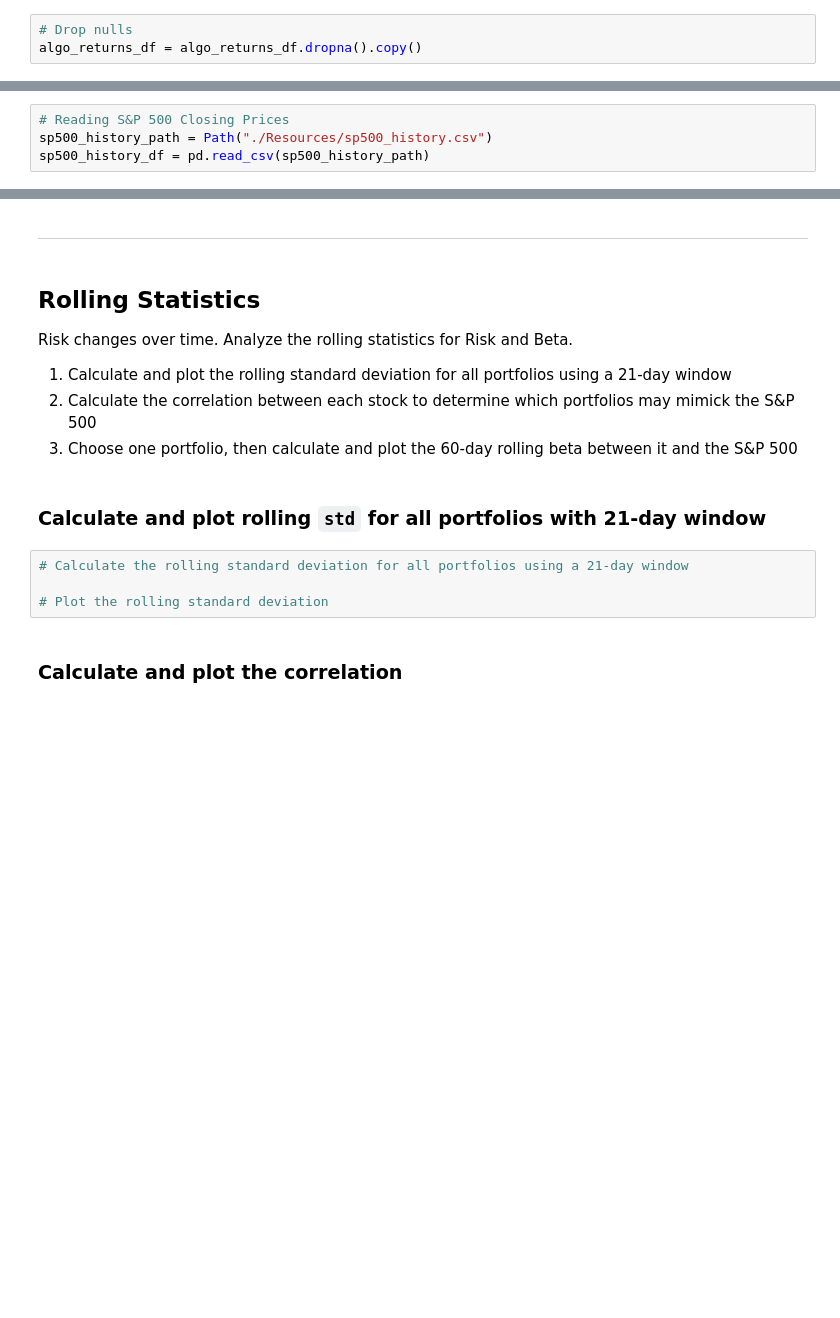
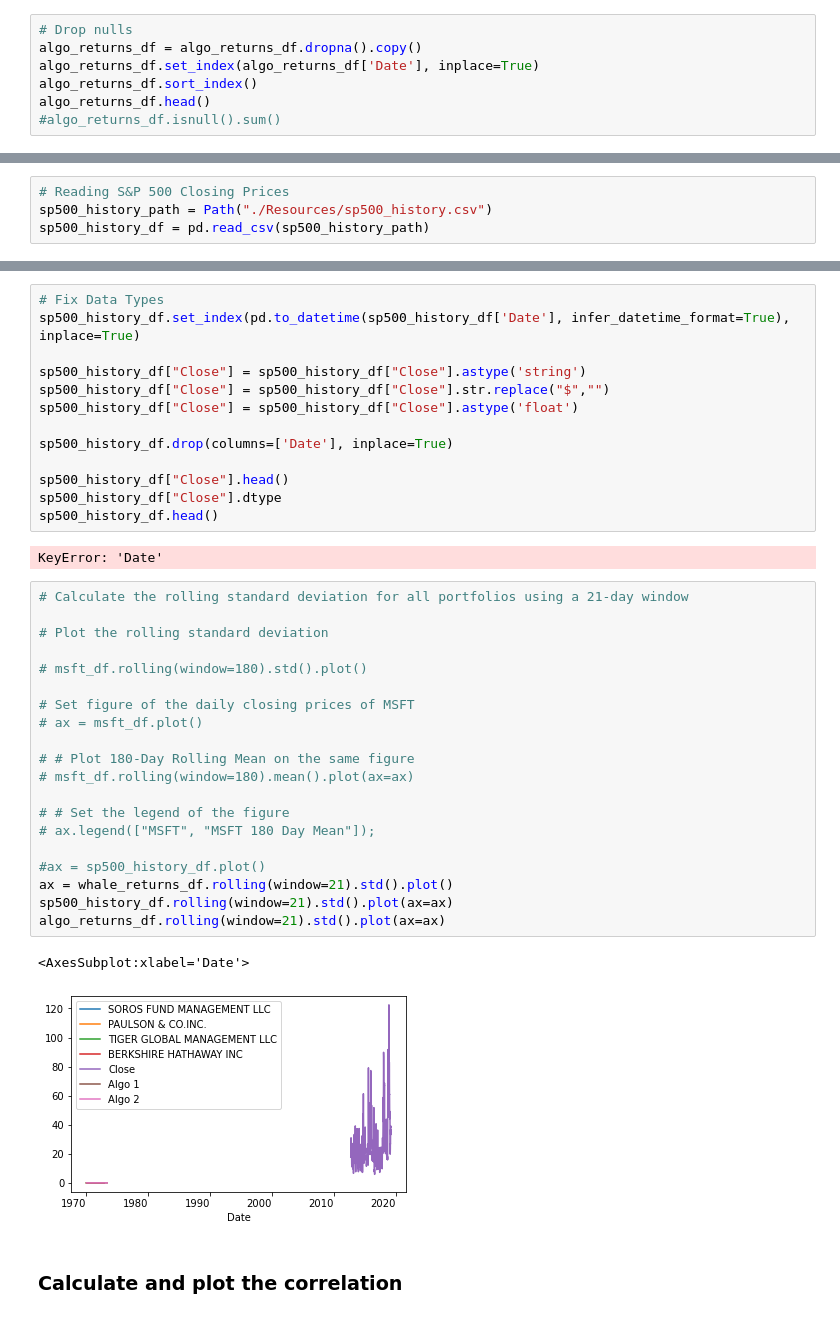
Before and after one commit to apakuki/FinTech-Bootcamp, a Jupyter notebook: FinTechBC-Homework-Unit4/Starter_Code/whale_analysis.ipynb, the cells around one changed output, grey strips where cells are left out. Saved outputs shown, nothing was run; the diff lists cells and outputs as text; blank space fills up the shorter version.

```diff
--- a/FinTechBC-Homework-Unit4/Starter_Code/whale_analysis.ipynb
+++ b/FinTechBC-Homework-Unit4/Starter_Code/whale_analysis.ipynb
@@ -67,3 +83,7 @@ dtype: int64
 # %%
 # Drop nulls
 algo_returns_df = algo_returns_df.dropna().copy()
+algo_returns_df.set_index(algo_returns_df['Date'], inplace=True)
+algo_returns_df.sort_index()
+algo_returns_df.head()
+#algo_returns_df.isnull().sum()
@@ -144,19 +116,41 @@ Determine the _risk_ of each portfolio:
-# %% [markdown]
----
-# %% [markdown]
-## Rolling Statistics
-
-Risk changes over time. Analyze the rolling statistics for Risk and Beta.
-
-1. Calculate and plot the rolling standard deviation for all portfolios using a 21-day window
-2. Calculate the correlation between each stock to determine which portfolios may mimick the S&P 500
-3. Choose one portfolio, then calculate and plot the 60-day rolling beta between it and the S&P 500
-# %% [markdown]
-### Calculate and plot rolling `std` for all portfolios with 21-day window
-# %%
-# Calculate the rolling standard deviation for all portfolios using a 21-day window
-
-# Plot the rolling standard deviation
+# %%
+# Fix Data Types
+sp500_history_df.set_index(pd.to_datetime(sp500_history_df['Date'], infer_datetime_format=True), inplace=True)
+
+sp500_history_df["Close"] = sp500_history_df["Close"].astype('string')
+sp500_history_df["Close"] = sp500_history_df["Close"].str.replace("$","")
+sp500_history_df["Close"] = sp500_history_df["Close"].astype('float')
+
+sp500_history_df.drop(columns=['Date'], inplace=True)
+
+sp500_history_df["Close"].head()
+sp500_history_df["Close"].dtype
+sp500_history_df.head()
+# %% [output]
+KeyError: 'Date'
+# %%
+# Calculate the rolling standard deviation for all portfolios using a 21-day window
+
+# Plot the rolling standard deviation
+
+# msft_df.rolling(window=180).std().plot()
+
+# Set figure of the daily closing prices of MSFT
+# ax = msft_df.plot()
+
+# # Plot 180-Day Rolling Mean on the same figure
+# msft_df.rolling(window=180).mean().plot(ax=ax)
+
+# # Set the legend of the figure
+# ax.legend(["MSFT", "MSFT 180 Day Mean"]);
+
+#ax = sp500_history_df.plot()
+ax = whale_returns_df.rolling(window=21).std().plot()
+sp500_history_df.rolling(window=21).std().plot(ax=ax)
+algo_returns_df.rolling(window=21).std().plot(ax=ax)
+# %% [output]
+<AxesSubplot:xlabel='Date'>
+[figure, added]
 # %% [markdown]
 ### Calculate and plot the correlation
 # %%
```
Also changed, not shown: parts of 26 cells of this notebook.
